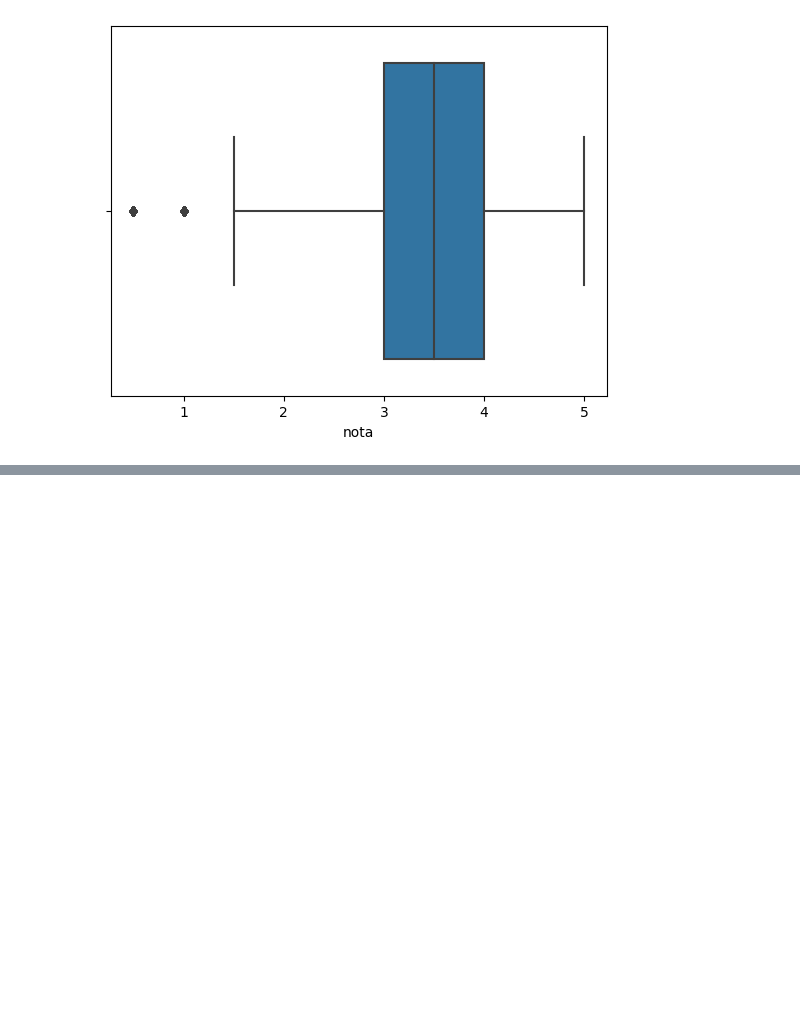
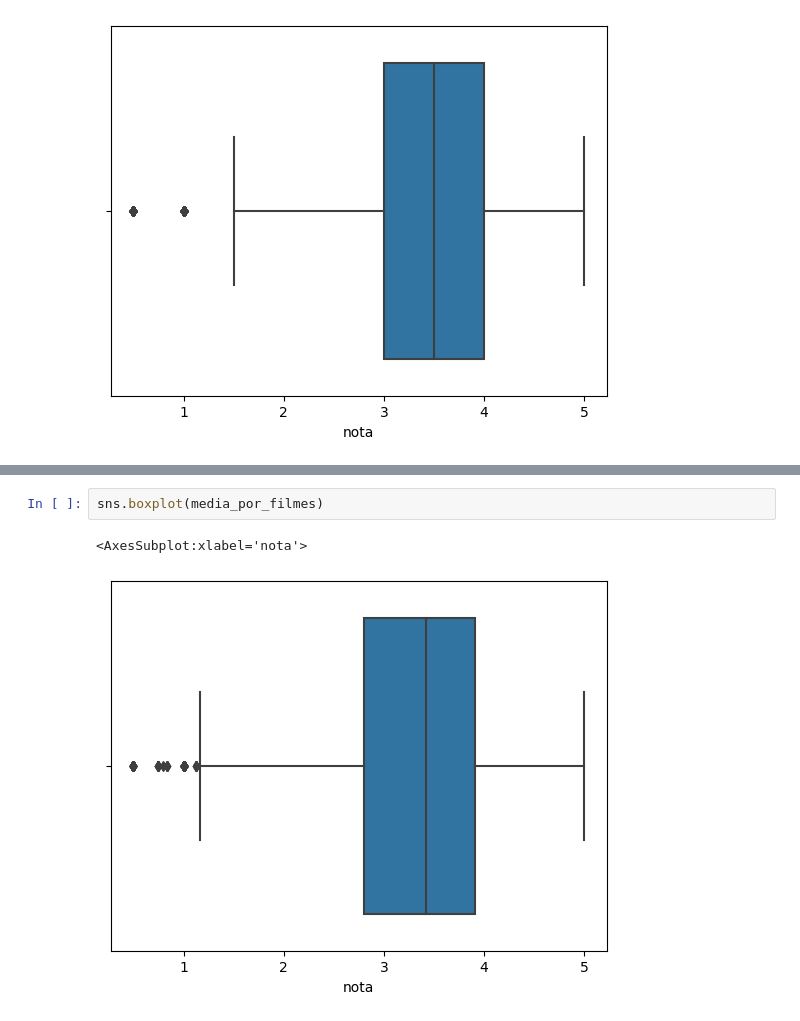
Before and after one commit to DiegoRodrigues007/Data-Science, a Jupyter notebook: teste.ipynb, the cells around one changed output, grey strips where cells are left out. Cells and saved outputs as stored; diff of their text form; blank space fills up the shorter version.

```diff
--- a/teste.ipynb
+++ b/teste.ipynb
@@ -69,0 +154,5 @@ sns.boxplot(notas.nota)
+# %%
+sns.boxplot(media_por_filmes)
+# %% [output]
+<AxesSubplot:xlabel='nota'>
+[figure, added]
```
Also changed, not shown: parts of 17 cells of this notebook.
